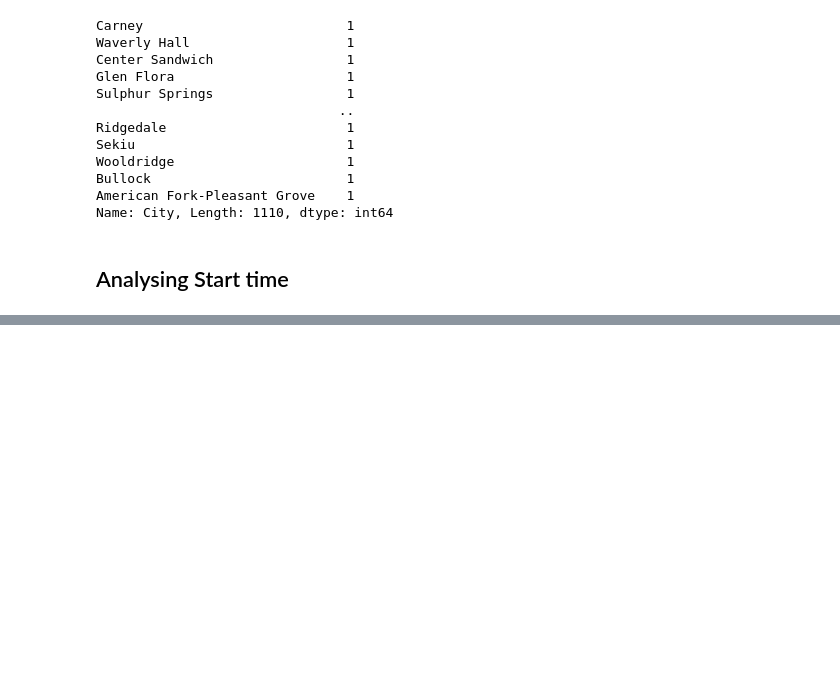
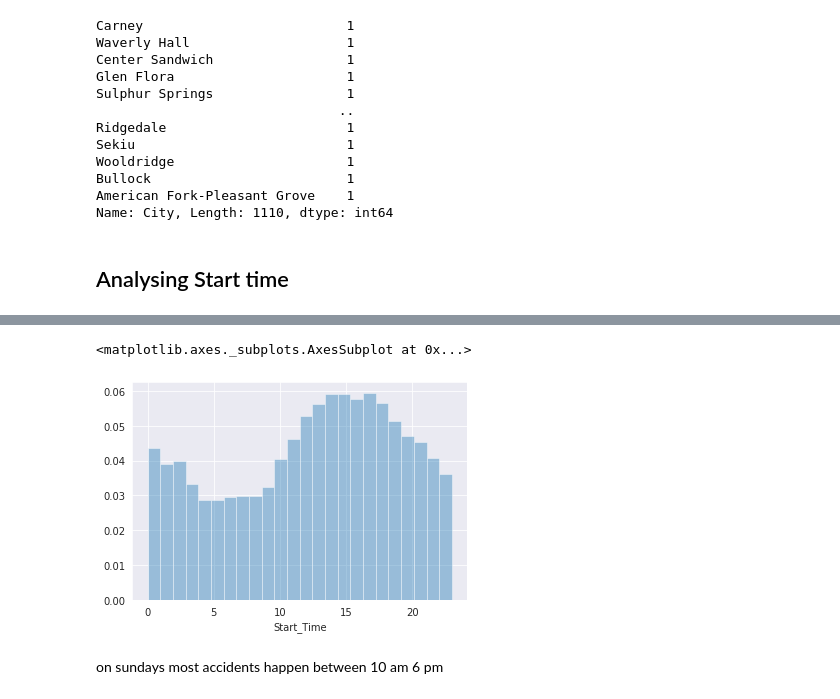
Before and after one commit to nehamawa/usaccidents, a Jupyter notebook: usaccidentseda.ipynb, the cells around one changed output, grey strips where cells are left out. Drawn from its saved outputs; the diff is of its cells as text; code cells hidden in the pictures; blank space fills up the shorter version.

```diff
--- a/usaccidentseda.ipynb
+++ b/usaccidentseda.ipynb
@@ -431,0 +509,3 @@ Name: City, Length: 1110, dtype: int64
+# %%
+sundaystarttime=df.Start_Time[df.Start_Time.dt.dayofweek==6]
+sundaystarttime
@@ -431,0 +525,7 @@ Name: City, Length: 1110, dtype: int64
+# %%
+sns.distplot(sundaystarttime.dt.hour, bins=24, kde=False, norm_hist=True)
+# %% [output]
+<matplotlib.axes._subplots.AxesSubplot at 0x...>
+[figure, added]
+# %% [markdown]
+on sundays most accidents happen between 10 am 6 pm
```
Also changed, not shown: parts of 43 cells of this notebook.
